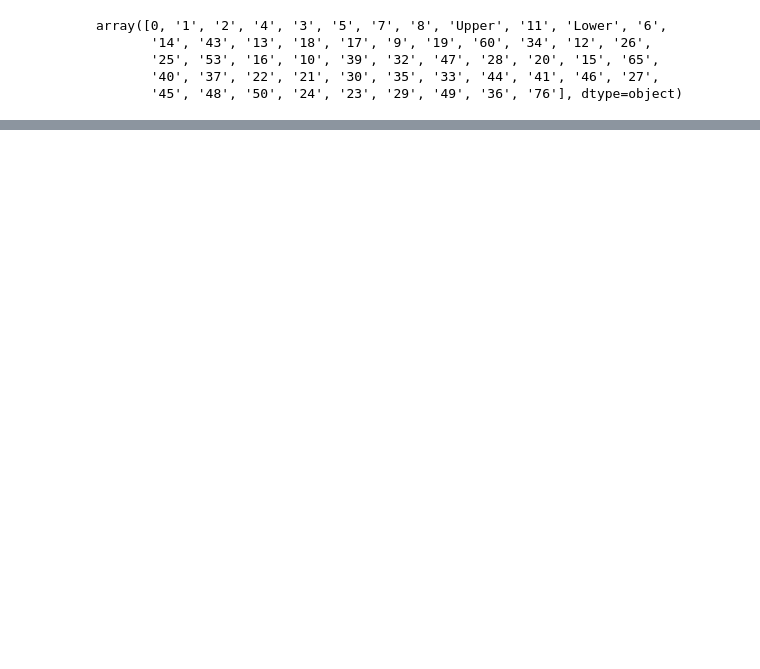
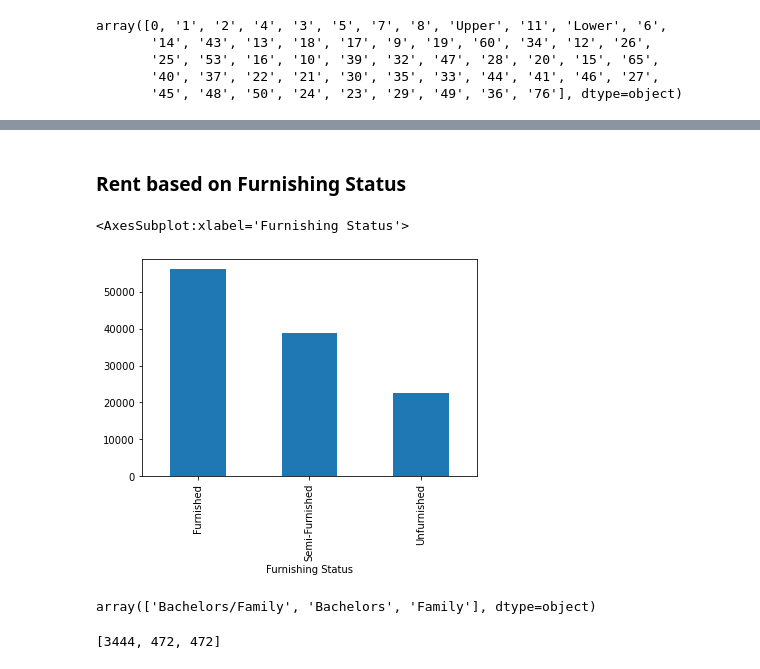
Before and after one commit to andrew-geeks/House-rent-prediction-using-python-and-RFR, a Jupyter notebook: Notebook.ipynb, the cells around one changed output, grey strips where cells are left out. Drawn from its saved outputs; the diff is of its cells as text; code cells hidden in the pictures; blank space fills up the shorter version.

```diff
--- a/Notebook.ipynb
+++ b/Notebook.ipynb
@@ -95,0 +193,16 @@ array([0, '1', '2', '4', '3', '5', '7', '8', 'Upper', '11', 'Lower', '6',
+# %% [markdown]
+### Rent based on Furnishing Status
+# %%
+df.groupby('Furnishing Status')['Rent'].mean().plot(kind='bar')
+# %% [output]
+<AxesSubplot:xlabel='Furnishing Status'>
+[figure, added]
+# %%
+df["Tenant Preferred"].unique()
+# %% [output]
+array(['Bachelors/Family', 'Bachelors', 'Family'], dtype=object)
+# %%
+p_count = [len(df[df["Tenant Preferred"]=="Bachelors/Family"]),len(df[df["Tenant Preferred"]=="Family"]),len(df[df["Tenant Preferred"]=="Family"])]
+p_count
+# %% [output]
+[3444, 472, 472]
```
Also changed, not shown: parts of 16 cells of this notebook.
